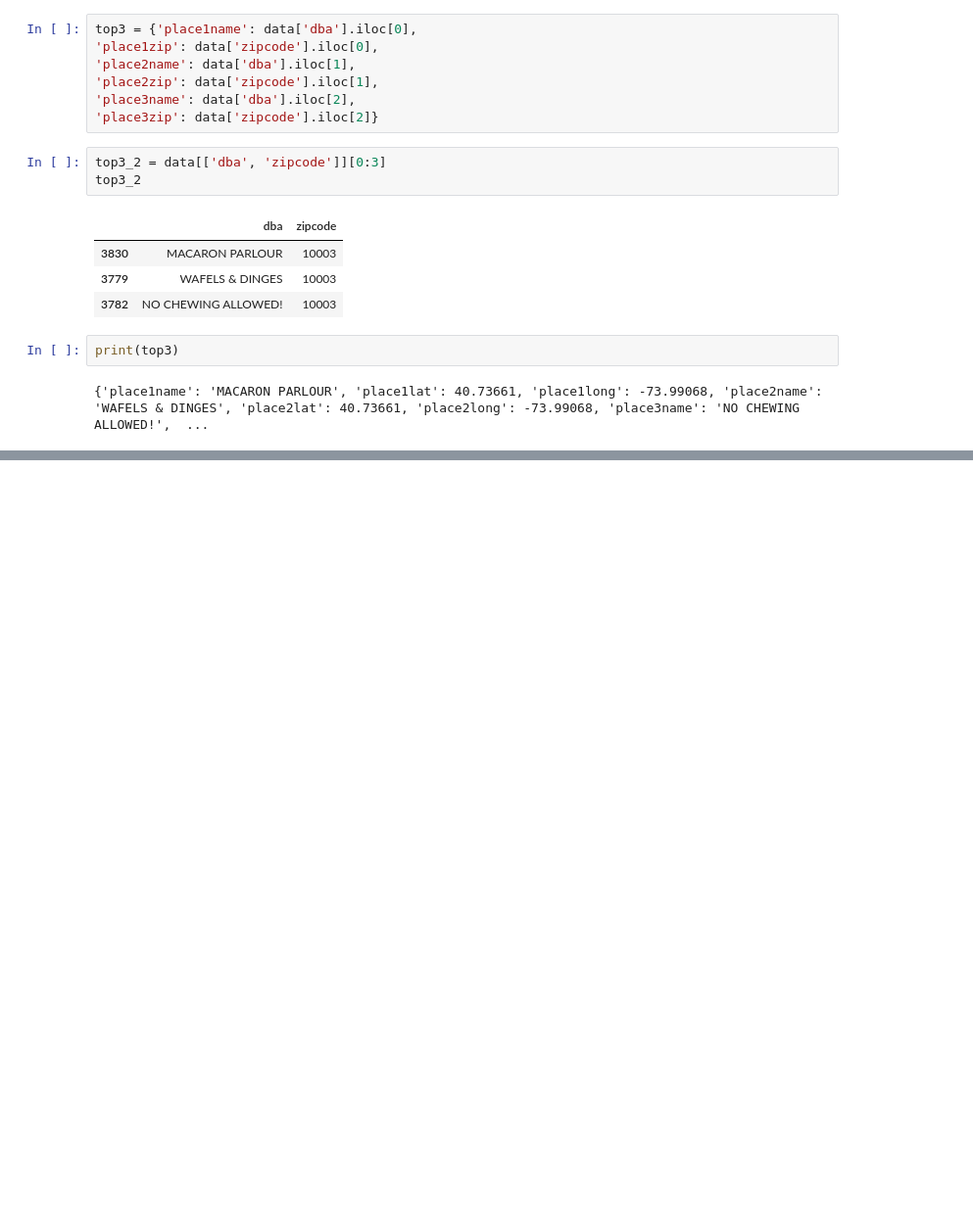
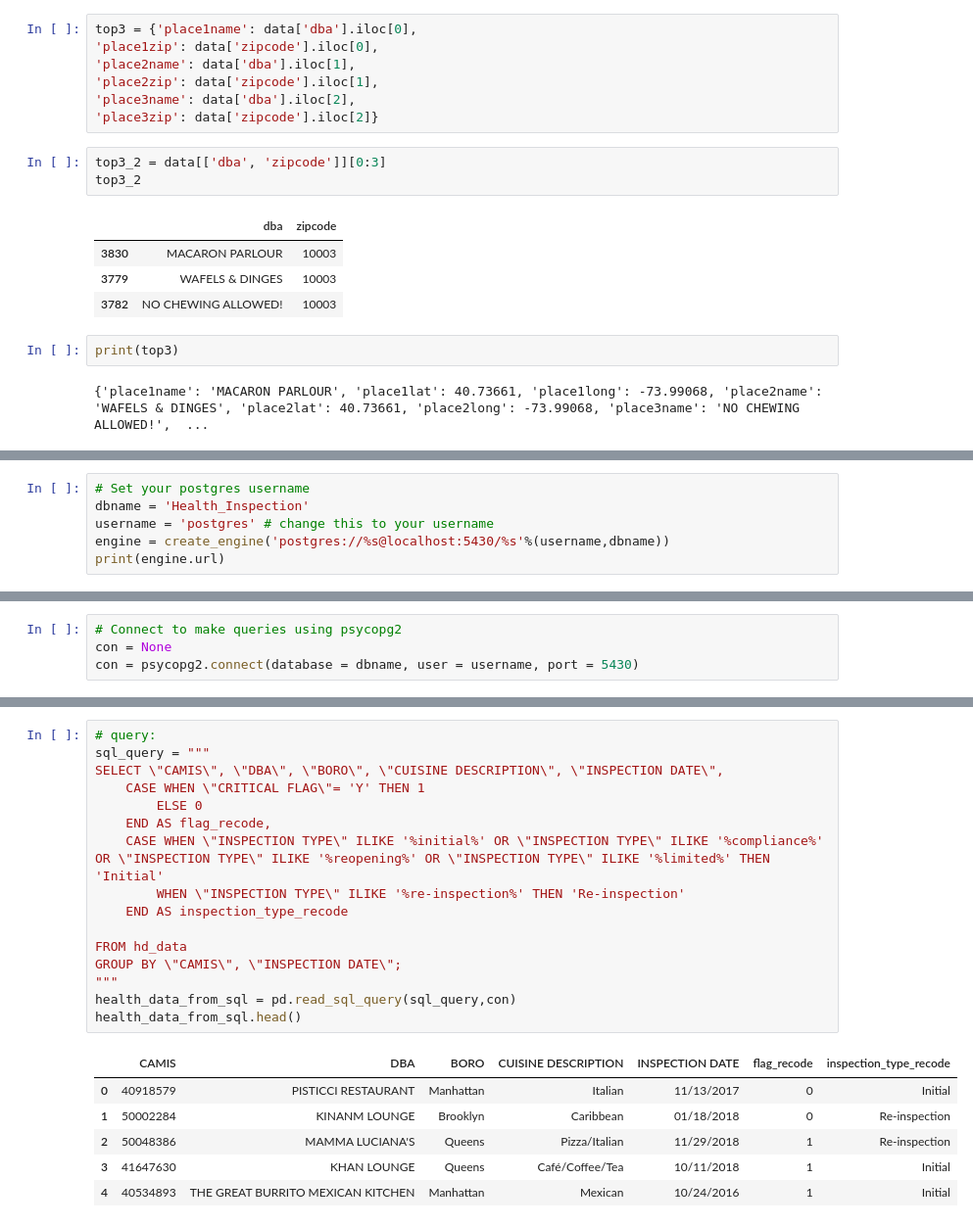
Before and after one commit to rbarryanwar/SafeEats, a Jupyter notebook: notebooks/0_NYC311_toSQL.ipynb, the cells around one changed output, grey strips where cells are left out. Shown at 98% size. Cells and saved outputs as stored; diff of their text form; blank space fills up the shorter version.

```diff
--- a/notebooks/0_NYC311_toSQL.ipynb
+++ b/notebooks/0_NYC311_toSQL.ipynb
@@ -511,0 +520,6 @@ print(top3)
+# %%
+# Set your postgres username
+dbname = 'Health_Inspection'
+username = 'postgres' # change this to your username
+engine = create_engine('postgres://%s@localhost:5430/%s'%(username,dbname))
+print(engine.url)
@@ -511,0 +536,4 @@ print(top3)
+# %%
+# Connect to make queries using psycopg2
+con = None
+con = psycopg2.connect(database = dbname, user = username, port = 5430)
@@ -511,0 +575,23 @@ print(top3)
+# %%
+# query:
+sql_query = """
+SELECT \"CAMIS\", \"DBA\", \"BORO\", \"CUISINE DESCRIPTION\", \"INSPECTION DATE\",
+    CASE WHEN \"CRITICAL FLAG\"= 'Y' THEN 1
+        ELSE 0
+    END AS flag_recode,
+    CASE WHEN \"INSPECTION TYPE\" ILIKE '%initial%' OR \"INSPECTION TYPE\" ILIKE '%compliance%' OR \"INSPECTION TYPE\" ILIKE '%reopening%' OR \"INSPECTION TYPE\" ILIKE '%limited%' THEN 'Initial'
+        WHEN \"INSPECTION TYPE\" ILIKE '%re-inspection%' THEN 'Re-inspection'
+    END AS inspection_type_recode
+
+FROM hd_data
+GROUP BY \"CAMIS\", \"INSPECTION DATE\";
+"""
+health_data_from_sql = pd.read_sql_query(sql_query,con)
+health_data_from_sql.head()
+# %% [output]
+|  | CAMIS | DBA | BORO | CUISINE DESCRIPTION | INSPECTION DATE | flag_recode | inspection_type_recode |
+| 0 | 40918579 | PISTICCI RESTAURANT | Manhattan | Italian | 11/13/2017 | 0 | Initial |
+| 1 | 50002284 | KINANM LOUNGE | Brooklyn | Caribbean | 01/18/2018 | 0 | Re-inspection |
+| 2 | 50048386 | MAMMA LUCIANA'S | Queens | Pizza/Italian | 11/29/2018 | 1 | Re-inspection |
+| 3 | 41647630 | KHAN LOUNGE | Queens | Café/Coffee/Tea | 10/11/2018 | 1 | Initial |
+| 4 | 40534893 | THE GREAT BURRITO MEXICAN KITCHEN | Manhattan | Mexican | 10/24/2016 | 1 | Initial |
```
Also changed, not shown: parts of 9 cells of this notebook, 3 other files.
